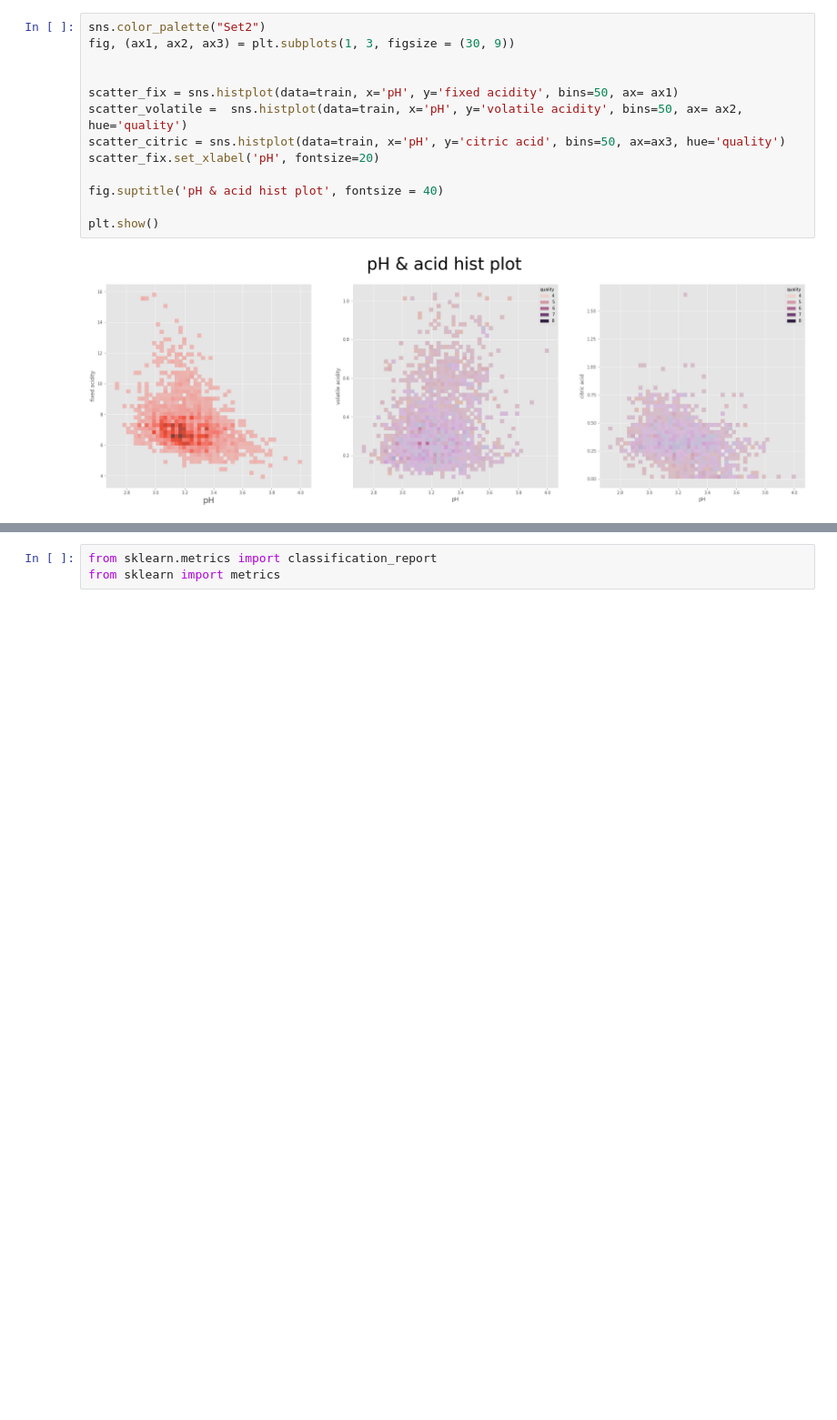
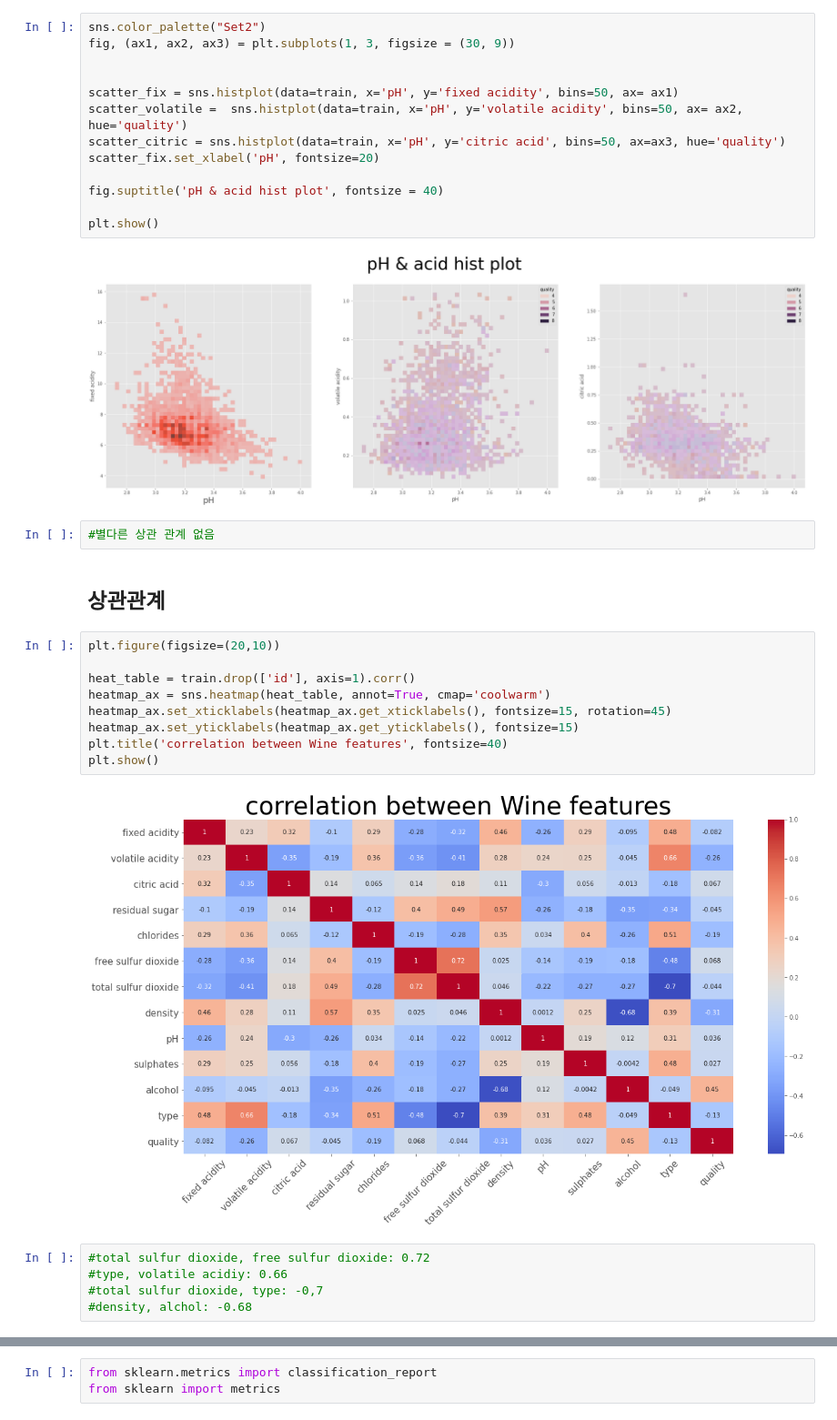
Before and after one commit to JJungEEun/dacon, a Jupyter notebook: 와인 품질 분류 경진대회/와인 품질 분류 .ipynb, the cells around one changed output, grey strips where cells are left out. Shown: that part at 91% size. Saved outputs shown, nothing was run; the diff lists cells and outputs as text; blank space fills up the shorter version.

```diff
--- a/와인 품질 분류 경진대회/와인 품질 분류 .ipynb
+++ b/와인 품질 분류 경진대회/와인 품질 분류 .ipynb
@@ -150,3 +146,23 @@ fig.suptitle('pH & acid hist plot', fontsize = 40)
 plt.show()
 # %% [output]
 [figure]
+# %%
+#별다른 상관 관계 없음
+# %% [markdown]
+## 상관관계
+# %%
+plt.figure(figsize=(20,10))
+
+heat_table = train.drop(['id'], axis=1).corr()
+heatmap_ax = sns.heatmap(heat_table, annot=True, cmap='coolwarm')
+heatmap_ax.set_xticklabels(heatmap_ax.get_xticklabels(), fontsize=15, rotation=45)
+heatmap_ax.set_yticklabels(heatmap_ax.get_yticklabels(), fontsize=15)
+plt.title('correlation between Wine features', fontsize=40)
+plt.show()
+# %% [output]
+[figure, added]
+# %%
+#total sulfur dioxide, free sulfur dioxide: 0.72
+#type, volatile acidiy: 0.66
+#total sulfur dioxide, type: -0,7
+#density, alchol: -0.68
```
Also changed, not shown: parts of 38 cells of this notebook.
